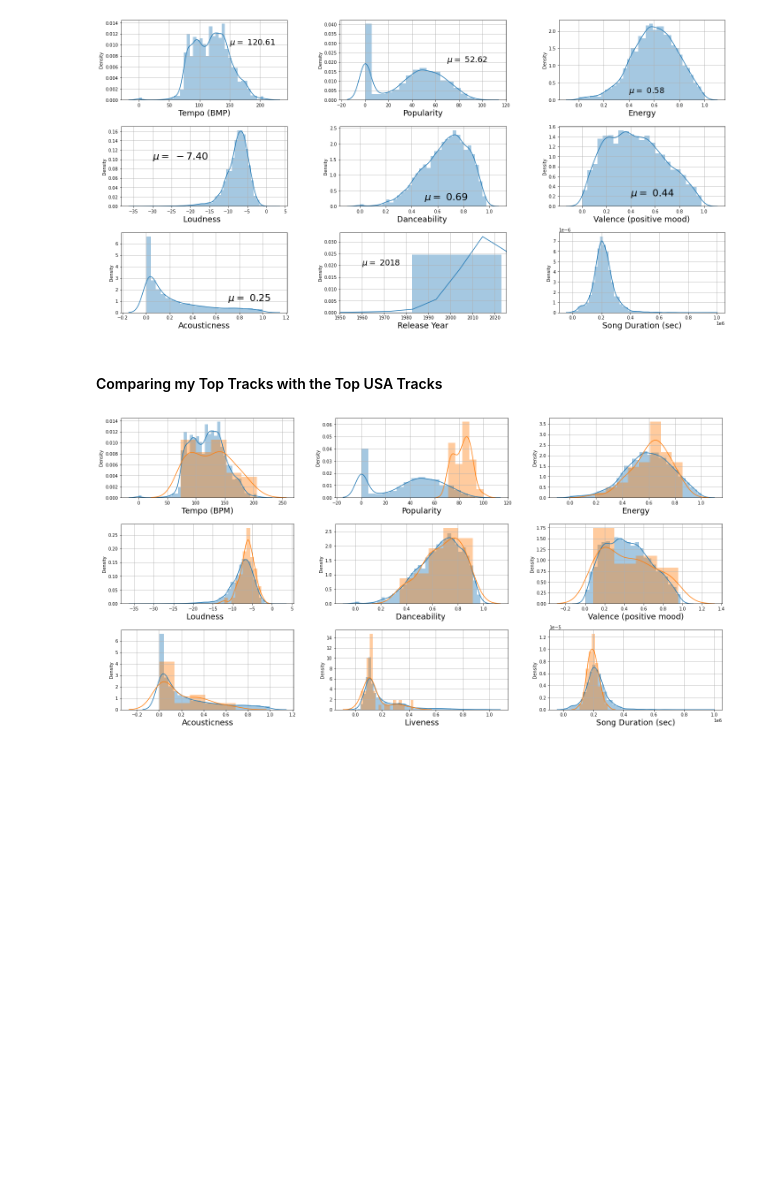
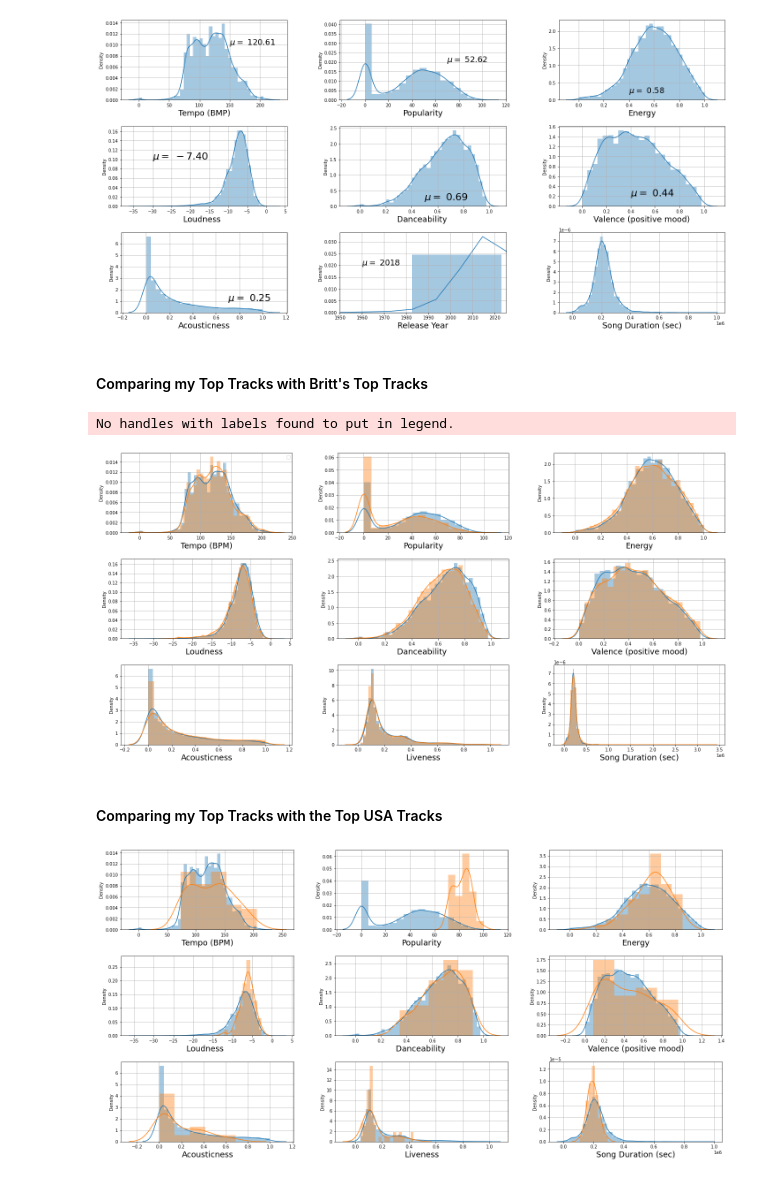
Before and after one commit to osirjeremy/spotify_analysis, a Jupyter notebook: analysis_top_tracks.ipynb, the cells around one changed output. Cells and saved outputs as stored; diff of their text form; code cells hidden in the pictures; blank space fills up the shorter version.

Commit message:
add python script comparing j & b music profile

```diff
--- a/analysis_top_tracks.ipynb
+++ b/analysis_top_tracks.ipynb
@@ -15,6 +15,7 @@ pd.set_option('display.float_format', lambda x: '{:.3f}'.format(x)) #Limiting fl
 top_annual_df = pd.read_csv("./top_tracks_final.csv")
 top_tracks_USA = pd.read_csv("./top_USA_final.csv")
 songs_j_loves = pd.read_csv("./songs_j_loves_final.csv")
+songs_b_loves = pd.read_csv("./songs_b_loves_final.csv")
 # %%
 songs_j_loves.columns
 # %% [output]
@@ -25,0 +35,4 @@ Index(['name', 'id', 'popularity', 'duration', 'danceability', 'energy', 'key',
+# %%
+songs_b_loves = songs_b_loves.drop(columns = ["index_col"])
+# %%
+songs_b_loves.rename(columns = {"track_name":"name"}, inplace = True)
@@ -88,6 +117,76 @@ plt.grid(True)
 plt.tight_layout(pad=1.0, w_pad=5.0, h_pad=1.0)
 # %% [output]
 [figure]
+# %% [markdown]
+#### Comparing my Top Tracks with Britt's Top Tracks
+# %%
+# Visualize distributions of liked tracks
+plt.figure(1, figsize=(20, 10),)
+# Adjust the subplot layout parameters
+plt.subplots_adjust(hspace=0.5, wspace=1.0)
+
+plt.subplot(331)
+sns.distplot(songs_j_loves.tempo);
+sns.distplot(songs_b_loves.tempo);
+plt.xlabel('Tempo (BPM)', fontsize=18);
+plt.legend(loc='upper right');
+plt.grid(True)
+
+plt.subplot(332)
+sns.distplot(songs_j_loves.popularity);
+sns.distplot(songs_b_loves.popularity);
+plt.xlabel('Popularity', fontsize=18)
+plt.grid(True)
+
+plt.subplot(333)
+sns.distplot(songs_j_loves.energy);
+sns.distplot(songs_b_loves.energy);
+plt.xlabel('Energy', fontsize=18)
+plt.grid(True)
+
+plt.subplot(334)
+sns.distplot(songs_j_loves.loudness);
+sns.distplot(songs_b_loves.loudness);
+plt.xlabel('Loudness  ', fontsize=18)
+plt.grid(True)
+
+plt.subplot(335)
+sns.distplot(songs_j_loves.danceability);
+sns.distplot(songs_b_loves.danceability);
+plt.xlabel('Danceability ', fontsize=18)
+plt.grid(True)
+
+plt.subplot(336)
+sns.distplot(songs_j_loves.valence);
+sns.distplot(songs_b_loves.valence);
+plt.xlabel('Valence (positive mood)', fontsize=18)
+plt.grid(True)
+
+plt.subplot(337)
+sns.distplot(songs_j_loves.acousticness);
+sns.distplot(songs_b_loves.acousticness);
+plt.xlabel('Acousticness', fontsize=18)
+plt.grid(True)
+
+plt.subplot(338)
+sns.distplot(songs_j_loves.liveness);
+sns.distplot(songs_b_loves.liveness);
+# plt.xlim(0, 0.02)
+plt.xlabel('Liveness', fontsize=18)
+plt.grid(True)
+
+
+plt.subplot(339)
+sns.distplot(songs_j_loves.duration);
+sns.distplot(songs_b_loves.duration);
+# plt.text(0.01, 0.02, r'$\mu=\ 212.80$', fontsize=8)
+plt.xlabel('Song Duration (sec)', fontsize=18)
+plt.grid(True)
+
+plt.tight_layout(pad=1.0, w_pad=5.0, h_pad=1.0)
+# %% [output]
+No handles with labels found to put in legend.
+[figure, added]
 # %% [markdown]
 #### Comparing my Top Tracks with the Top USA Tracks
 # %%
```
Also changed, not shown: parts of 6 cells of this notebook.
